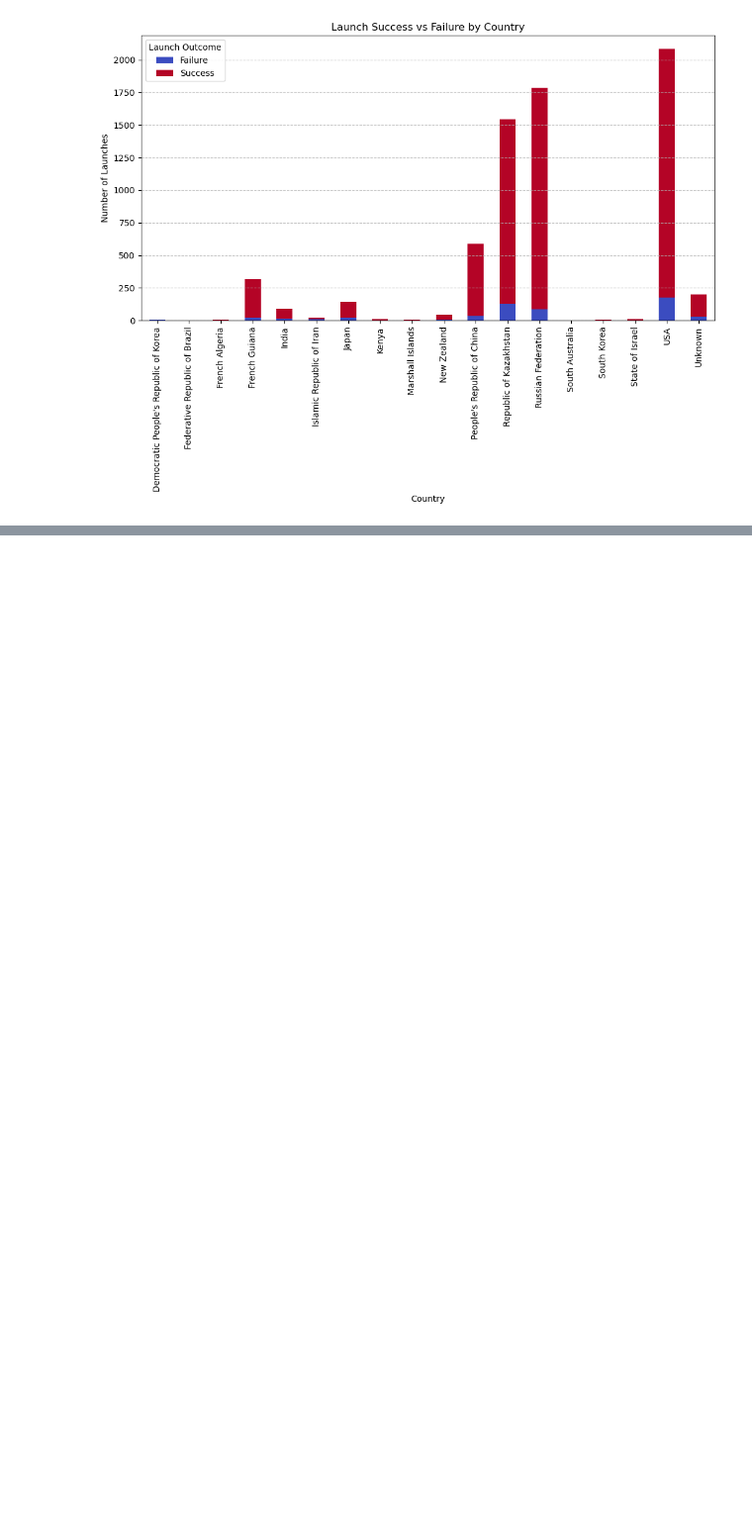
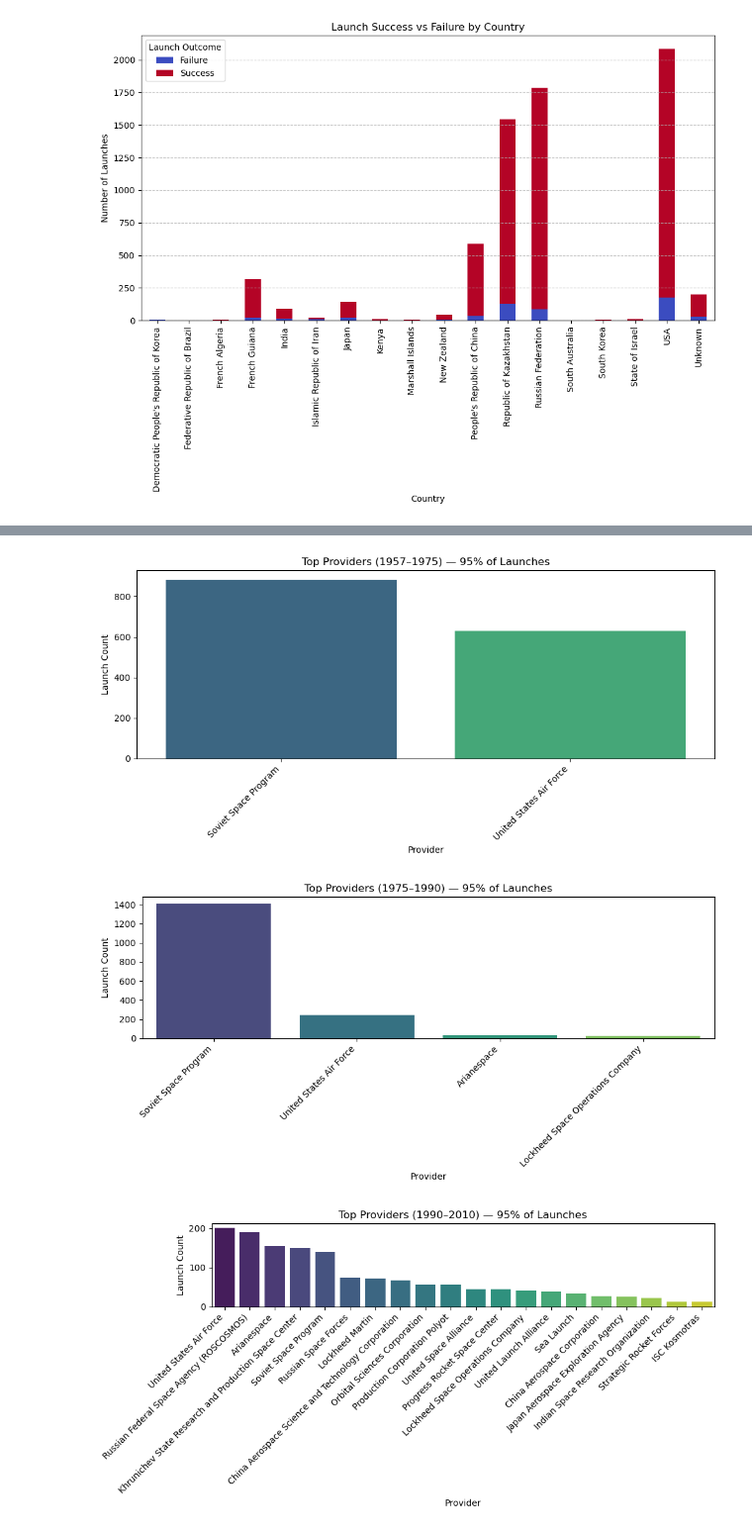
Before and after one commit to com-480-data-visualization/Fam, a Jupyter notebook: Exploration.ipynb, the cells around one changed output, grey strips where cells are left out. Shown at 99% size. Drawn from its saved outputs; the diff is of its cells as text; code cells hidden in the pictures; blank space fills up the shorter version.

Commit message:
Exploration.ipynb - Added providers graph

```diff
--- a/Exploration.ipynb
+++ b/Exploration.ipynb
@@ -138,0 +160,35 @@ plt.show()
+# %%
+df['Date (Central Time)'] = pd.to_datetime(df['Date (Central Time)'], format='%Y-%m-%d %I:%M %p')
+
+# Split into 4 dataframes based on the year
+df_1957_1975 = df[(df['Date (Central Time)'].dt.year >= 1957) & (df['Date (Central Time)'].dt.year < 1975)]
+df_1975_1990 = df[(df['Date (Central Time)'].dt.year >= 1975) & (df['Date (Central Time)'].dt.year < 1990)]
+df_1990_2010 = df[(df['Date (Central Time)'].dt.year >= 1990) & (df['Date (Central Time)'].dt.year < 2010)]
+df_2010_present = df[df['Date (Central Time)'].dt.year >= 2010]
+# %%
+def plot_top_providers(df_period, title, percentage, print_on = True):
+    plt.figure(figsize=(10, 5))
+
+    provider_counts = df_period['Provider'].value_counts().reset_index()
+    provider_counts.columns = ['Provider', 'Launch Count']
+
+    provider_counts['Cumulative %'] = provider_counts['Launch Count'].cumsum() / provider_counts['Launch Count'].sum()
+    top_providers = provider_counts[provider_counts['Cumulative %'] <= percentage]
+    if print_on :
+        print(f"\nTop providers for {title}:")
+        print(top_providers[['Provider', 'Launch Count']].to_string(index=False))
+
+    sns.barplot(data=top_providers, x='Provider', y='Launch Count', palette='viridis')
+    plt.title(title)
+    plt.xticks(rotation=45, ha='right')
+    plt.tight_layout()
+    plt.show()
+
+plot_top_providers(df_1957_1975, 'Top Providers (1957–1975) — 95% of Launches', 0.95, False)
+plot_top_providers(df_1975_1990, 'Top Providers (1975–1990) — 95% of Launches', 0.95, False)
+plot_top_providers(df_1990_2010, 'Top Providers (1990–2010) — 95% of Launches',0.95, False)
+plot_top_providers(df_2010_present, 'Top Providers (2010–Present) — 95% of Launches',0.95, False)
+# %% [output]
+[figure, added]
+[figure, added]
+[figure, added]
```
Also changed, not shown: parts of 9 cells of this notebook.
